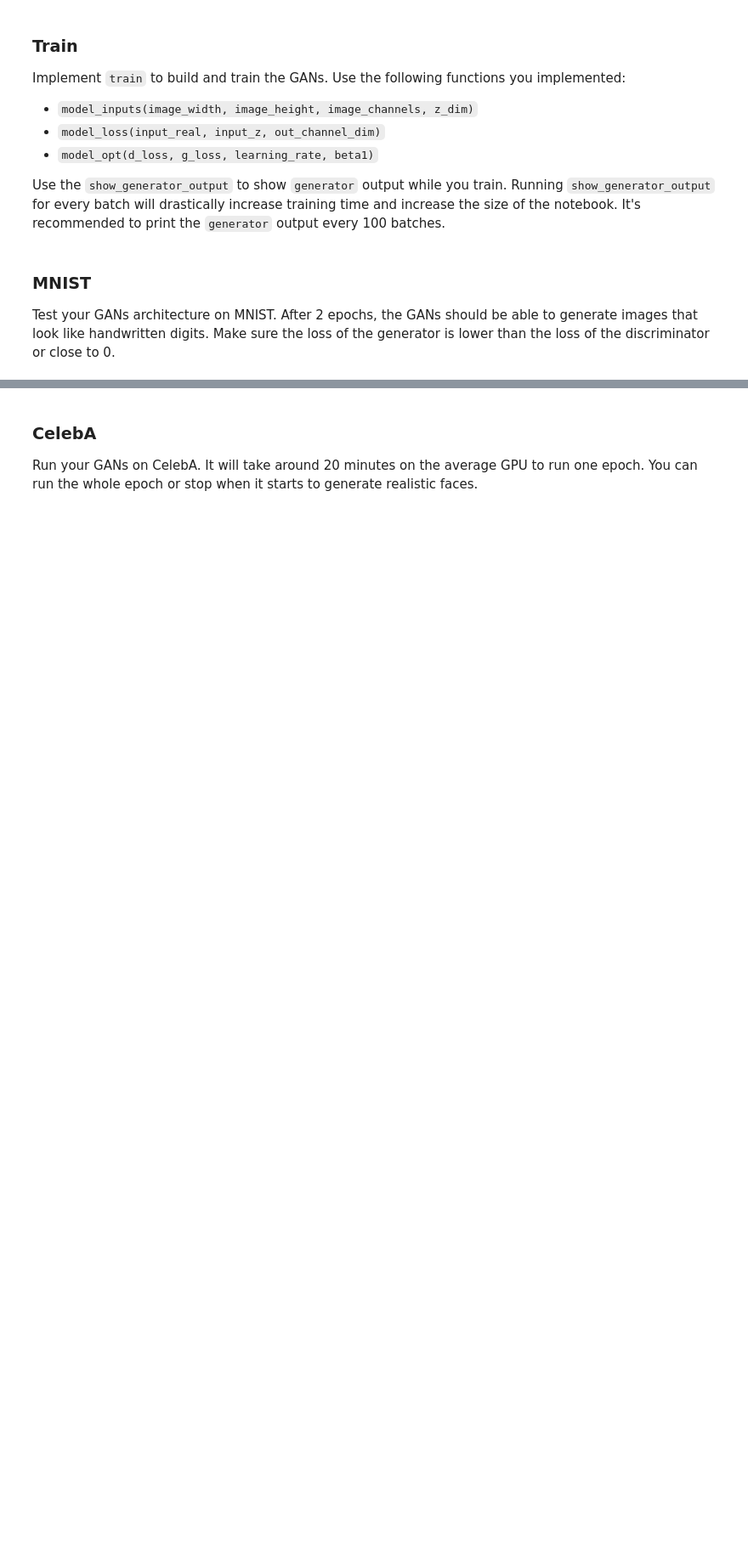
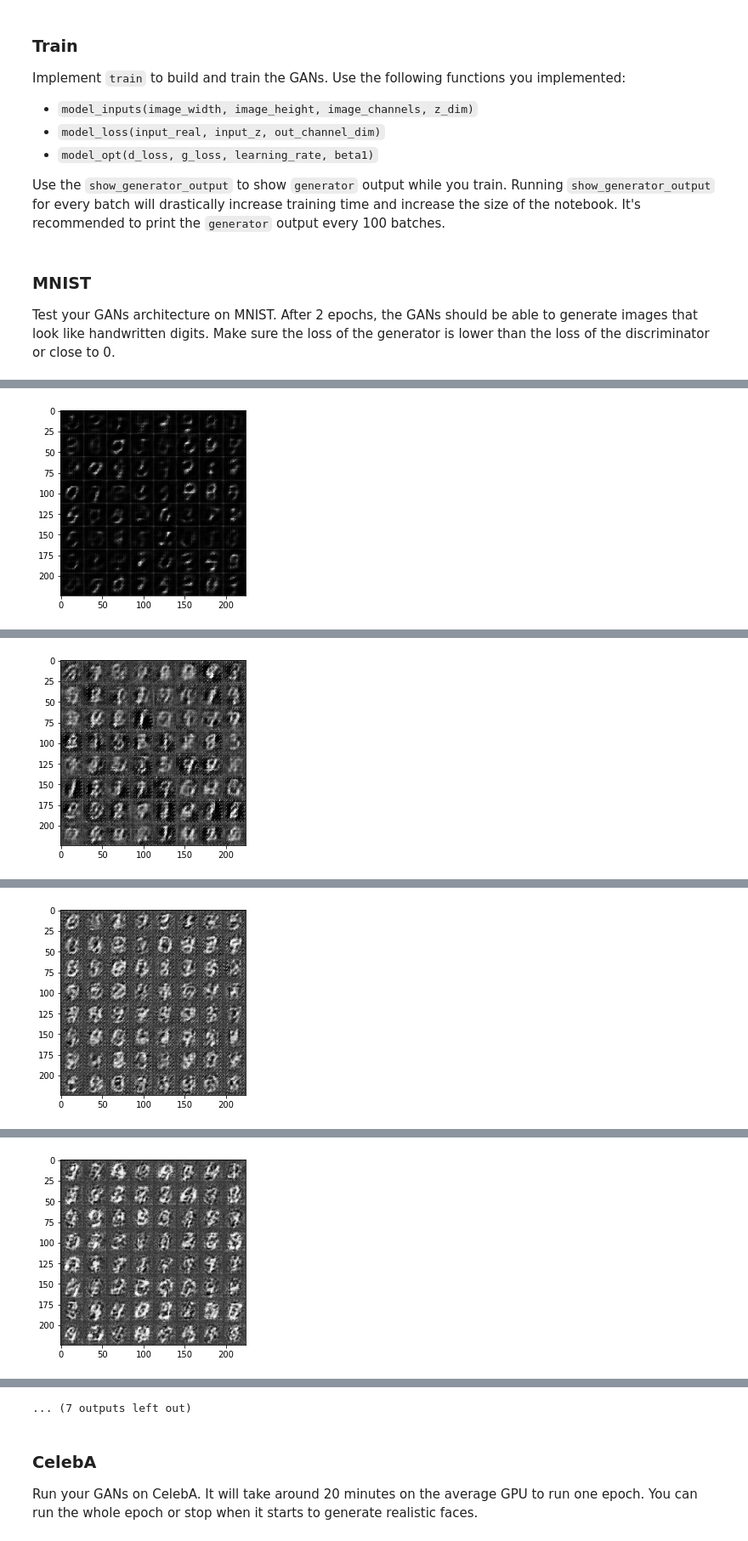
Before and after one commit to ianhamilton117/deep-learning, a Jupyter notebook: face_generation/dlnd_face_generation.ipynb, the cells around one changed output, grey strips where cells are left out. Shown at 85% size. Drawn from its saved outputs; the diff is of its cells as text; code cells hidden in the pictures; blank space fills up the shorter version.

Commit message:
Face Generation project trained and submitted

```diff
--- a/face_generation/dlnd_face_generation.ipynb
+++ b/face_generation/dlnd_face_generation.ipynb
@@ -326,7 +326,7 @@ Implement `train` to build and train the GANs.  Use the following functions you
 
 Use the `show_generator_output` to show `generator` output while you train. Running `show_generator_output` for every batch will drastically increase training time and increase the size of the notebook.  It's recommended to print the `generator` output every 100 batches.
 # %%
-def train(epoch_count, batch_size, z_dim, learning_rate, beta1, get_batches, data_shape, data_image_mode):
+def train(epoch_count, batch_size, z_dim, learn_rate, beta1, get_batches, data_shape, data_image_mode, alpha):
     """
     Train the GAN
     :param epoch_count: Number of epochs
@@ -348,8 +348,8 @@ def train(epoch_count, batch_size, z_dim, learning_rate, beta1, get_batches, dat
     else:
         out_channel_dim = 3
 
-    real_inputs, z_inputs, learning_rate = model_inputs(28, 28, out_channel_dim, z_dim)
-    d_loss, g_loss = model_loss(real_inputs, z_inputs, out_channel_dim)
+    real_inputs, z_inputs, learning_rate = model_inputs(data_shape[1], data_shape[2], out_channel_dim, z_dim)
+    d_loss, g_loss = model_loss(real_inputs, z_inputs, out_channel_dim, alpha)
     d_train_opt, g_train_opt = model_opt(d_loss, g_loss, learning_rate, beta1)
 
     with tf.Session() as sess:
@@ -364,31 +364,31 @@ def train(epoch_count, batch_size, z_dim, learning_rate, beta1, get_batches, dat
                 batch_z = np.random.uniform(-1, 1, size=(batch_size, z_dim))
 
                 # Run optimizers
-                _ = sess.run(d_train_opt, feed_dict={real_inputs: batch_images, z_inputs: batch_z})
-                _ = sess.run(g_train_opt, feed_dict={real_inputs: batch_images, z_inputs: batch_z})
+                _ = sess.run(d_train_opt, feed_dict={real_inputs: batch_images, z_inputs: batch_z, learning_rate: learn_rate})
+                _ = sess.run(g_train_opt, feed_dict={real_inputs: batch_images, z_inputs: batch_z, learning_rate: learn_rate})
 
                 if steps % 10 == 0:
                     # At the end of each epoch, get the losses and print them out
                     train_loss_d = d_loss.eval({real_inputs: batch_images, z_inputs: batch_z})
                     train_loss_g = g_loss.eval({z_inputs: batch_z})
 
-                    print("Epoch {}/{}...".format(e+1, epochs),
+                    print("Epoch {}/{}...".format(epoch_i+1, epoch_count),
                           "Discriminator Loss: {:.4f}...".format(train_loss_d),
                           "Generator Loss: {:.4f}".format(train_loss_g))
                     # Save losses to view after training
                     losses.append((train_loss_d, train_loss_g))
 
                 if steps % 100 == 0:
-                    sample_z = np.random.uniform(-1, 1, size=(72, z_dim))
-                    show_generator_output(sess, 72, sample_z, out_channel_dim, data_image_mode)
+                    show_generator_output(sess, 72, z_inputs, out_channel_dim, data_image_mode)
 # %% [markdown]
 ### MNIST
 Test your GANs architecture on MNIST.  After 2 epochs, the GANs should be able to generate images that look like handwritten digits.  Make sure the loss of the generator is lower than the loss of the discriminator or close to 0.
 # %%
-batch_size = None
-z_dim = None
-learning_rate = None
-beta1 = None
+batch_size = 128
+z_dim = 100
+learning_rate = 0.001
+beta1 = 0.5
+alpha = 0.2
 
 
 """
@@ -399,4 +399,5 @@ epochs = 2
 mnist_dataset = helper.Dataset('mnist', glob(os.path.join(data_dir, 'mnist/*.jpg')))
 with tf.Graph().as_default():
     train(epochs, batch_size, z_dim, learning_rate, beta1, mnist_dataset.get_batches,
-          mnist_dataset.shape, mnist_dataset.image_mode)
+          mnist_dataset.shape, mnist_dataset.image_mode, alpha)
+# %% [output]
@@ -402,0 +414 @@ with tf.Graph().as_default():
+[figure, added]
@@ -402,0 +425 @@ with tf.Graph().as_default():
+[figure, added]
@@ -402,0 +436 @@ with tf.Graph().as_default():
+[figure, added]
@@ -402,0 +447 @@ with tf.Graph().as_default():
+[figure, added]
@@ -403,3 +470,4 @@ with tf.Graph().as_default():
+... (7 outputs left out)
 # %% [markdown]
 ### CelebA
 Run your GANs on CelebA.  It will take around 20 minutes on the average GPU to run one epoch.  You can run the whole epoch or stop when it starts to generate realistic faces.
```
Also changed, not shown: parts of 6 cells of this notebook.
